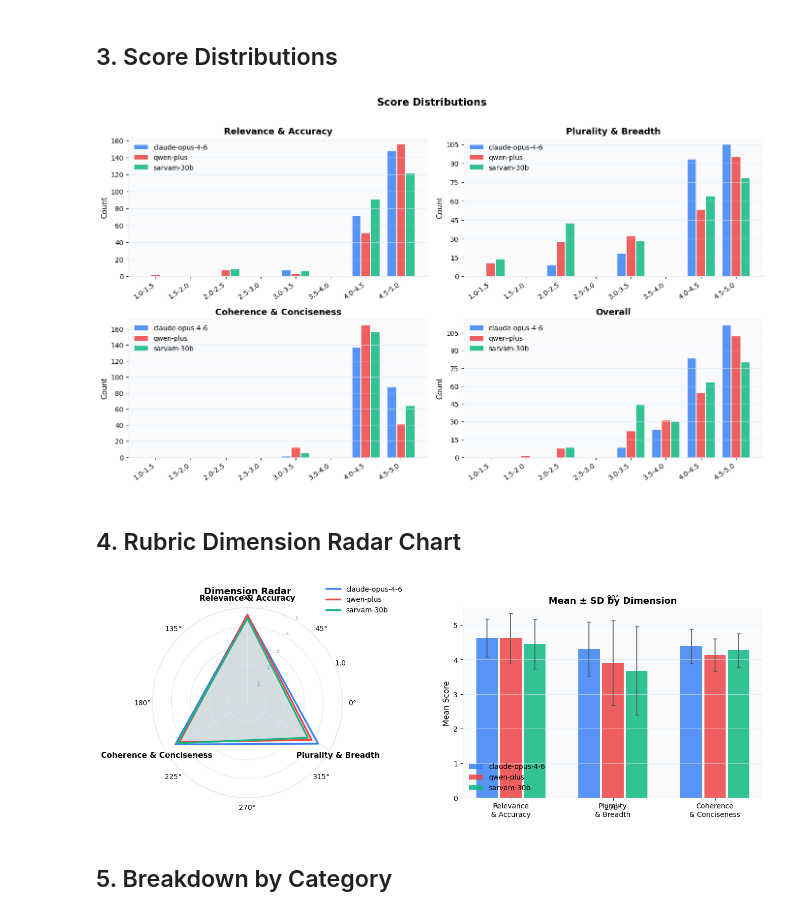
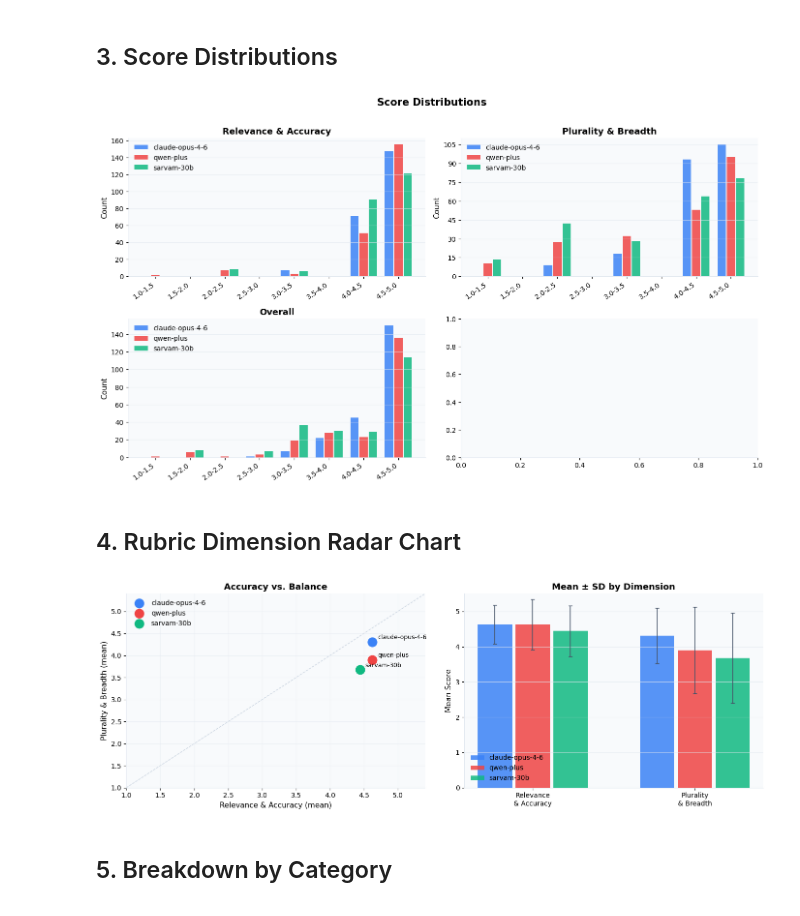
Before and after one commit to zpsheldon/llm-ideology-audit, a Jupyter notebook: analysis.ipynb, the cells around one changed output. Cells and saved outputs as stored; diff of their text form; code cells hidden in the pictures.

```diff
--- a/analysis.ipynb
+++ b/analysis.ipynb
@@ -56,10 +56,9 @@ CATEGORY_ORDER = [
 COUNTRY_ORDER    = ['US', 'China', 'India', 'France']
 PROMPT_TYPE_ORDER = ['Standardized', 'Pluralistic', 'Biased']
 SCORE_DIMS = [
-    ('relevance_accuracy_score',    'Relevance & Accuracy'),
-    ('plurality_breadth_score',     'Plurality & Breadth'),
-    ('coherence_conciseness_score', 'Coherence & Conciseness'),
-    ('overall_score',               'Overall'),
+    ('relevance_accuracy_score', 'Relevance & Accuracy'),
+    ('plurality_breadth_score',  'Plurality & Breadth'),
+    ('overall_score',            'Overall'),
 ]
 
 JUDGE_DIR = Path('judge_results')
@@ -187,73 +186,57 @@ for ax, (col, title) in zip(axes.flat, SCORE_DIMS):
 plt.tight_layout()
 plt.show()
 # %% [output]
-[figure, old version]
+[figure, new version]
 # %% [markdown]
 ## 4. Rubric Dimension Radar Chart
 # %%
-dim_cols   = [c for c, _ in SCORE_DIMS[:3]]
-dim_labels = [lbl for _, lbl in SCORE_DIMS[:3]]
+dim_cols   = [c   for c, _ in SCORE_DIMS[:2]]
+dim_labels = [lbl for _, lbl in SCORE_DIMS[:2]]
 
-fig, axes = plt.subplots(1, 2, figsize=(14, 5),
-                          subplot_kw=dict(polar=True) if len(MODELS) > 0 else {})
+fig, axes = plt.subplots(1, 2, figsize=(14, 5))
 
-# ── Radar ──────────────────────────────────────────────────────────────────
-ax_radar = fig.add_subplot(121, polar=True)
-N = len(dim_labels)
-angles = [n / float(N) * 2 * pi for n in range(N)]
-angles += angles[:1]
+# ── Scatter: R&A vs P&B per model (mean scores) ─────────────────────────
+ax_sc = axes[0]
+ax_sc.set_facecolor('#f8fafc')
+for model in MODELS:
+    sub = df[df['_model_label'] == model]
+    ra_mean = sub['relevance_accuracy_score'].mean()
+    pb_mean = sub['plurality_breadth_score'].mean()
+    ax_sc.scatter(ra_mean, pb_mean, s=180, color=COLOR[model],
+                  zorder=3, label=model)
+    ax_sc.annotate(model, (ra_mean, pb_mean),
+                   textcoords='offset points', xytext=(8, 4), fontsize=9)
+ax_sc.set_xlim(1, 5.4); ax_sc.set_ylim(1, 5.4)
+ax_sc.set_xlabel('Relevance & Accuracy (mean)'); ax_sc.set_ylabel('Plurality & Breadth (mean)')
+ax_sc.set_title('Accuracy vs. Balance', fontsize=13, fontweight='bold')
+ax_sc.plot([1, 5.4], [1, 5.4], '--', color='#cbd5e1', linewidth=1, zorder=1)
+ax_sc.grid(alpha=0.5); ax_sc.legend()
 
-ax_radar.set_theta_offset(pi / 2)
-ax_radar.set_theta_direction(-1)
-ax_radar.set_rlabel_position(30)
-ax_radar.set_ylim(0, 5)
-ax_radar.set_yticks([1, 2, 3, 4, 5])
-ax_radar.set_yticklabels(['1','2','3','4','5'], fontsize=8, color='#94a3b8')
-ax_radar.set_xticks(angles[:-1])
-ax_radar.set_xticklabels(dim_labels, fontsize=11, fontweight='bold')
-ax_radar.grid(color='#e2e8f0')
-ax_radar.set_facecolor('white')
-
-for model in MODELS:
-    vals = df.loc[df['_model_label'] == model, dim_cols].mean().tolist()
-    vals += vals[:1]
-    ax_radar.plot(angles, vals, linewidth=2.5, color=COLOR[model], label=model)
-    ax_radar.fill(angles, vals, alpha=0.10, color=COLOR[model])
-
-ax_radar.set_title('Dimension Radar', pad=20, fontsize=13, fontweight='bold')
-if len(MODELS) > 1:
-    ax_radar.legend(loc='upper right', bbox_to_anchor=(1.35, 1.15))
-
-# ── Grouped bar: avg per dimension ─────────────────────────────────────────
-ax_bar = fig.add_subplot(122)
+# ── Grouped bar: avg per dimension ─────────────────────────────────────
+ax_bar = axes[1]
 ax_bar.set_facecolor('#f8fafc')
-
 x = np.arange(len(dim_labels))
 bar_w = 0.7 / len(MODELS)
 for i, model in enumerate(MODELS):
     means = df.loc[df['_model_label'] == model, dim_cols].mean()
     stds  = df.loc[df['_model_label'] == model, dim_cols].std()
     offset = (i - (len(MODELS) - 1) / 2) * bar_w
     ax_bar.bar(x + offset, means, bar_w * 0.9,
                color=COLOR[model], alpha=0.85, label=model,
                yerr=stds, error_kw=dict(elinewidth=1.2, capsize=3, ecolor='#475569'))
-
 ax_bar.set_xticks(x)
 ax_bar.set_xticklabels([l.replace(' & ', '\n& ') for l in dim_labels], ha='center')
-ax_bar.set_ylim(0, 5.5)
-ax_bar.set_ylabel('Mean Score')
+ax_bar.set_ylim(0, 5.5); ax_bar.set_ylabel('Mean Score')
 ax_bar.set_title('Mean \u00b1 SD by Dimension', fontsize=13, fontweight='bold')
 ax_bar.grid(axis='y', alpha=0.6)
 ax_bar.yaxis.set_major_locator(ticker.MultipleLocator(1))
-ax_bar.spines['top'].set_visible(False)
-ax_bar.spines['right'].set_visible(False)
-if len(MODELS) > 1:
-    ax_bar.legend()
+ax_bar.spines['top'].set_visible(False); ax_bar.spines['right'].set_visible(False)
+if len(MODELS) > 1: ax_bar.legend()
 
 plt.tight_layout()
 plt.show()
 # %% [output]
-[figure, old version]
+[figure, new version]
 # %% [markdown]
 ## 5. Breakdown by Category
 # %%
```
Also changed, not shown: parts of 9 cells of this notebook.
